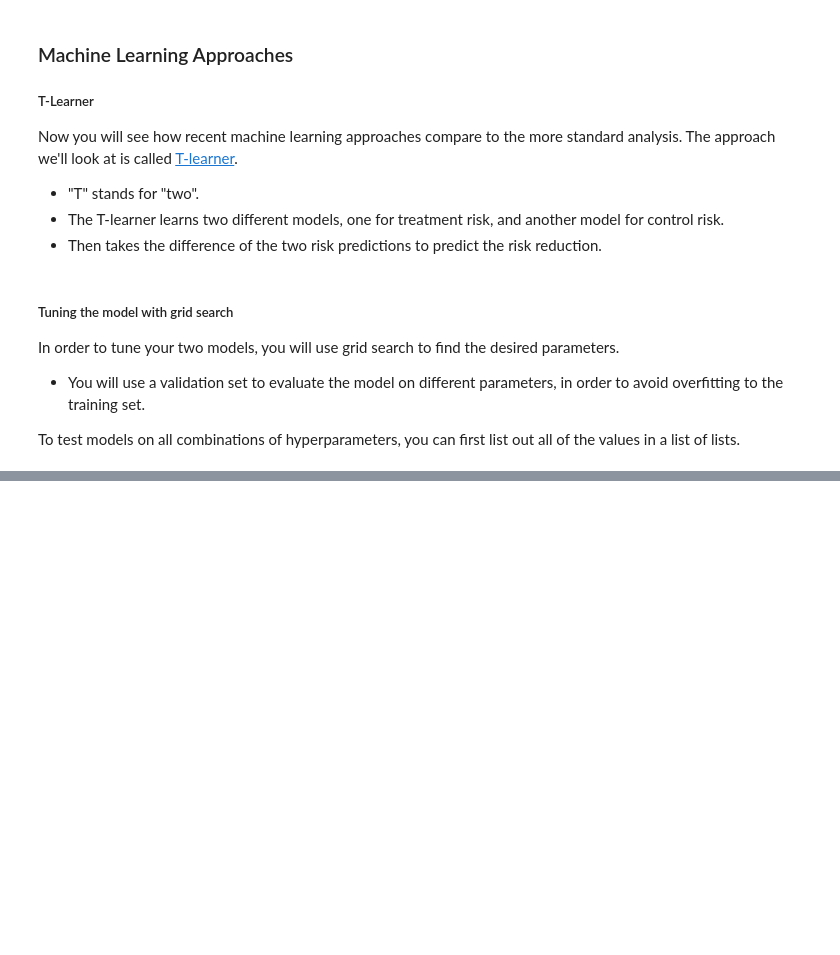
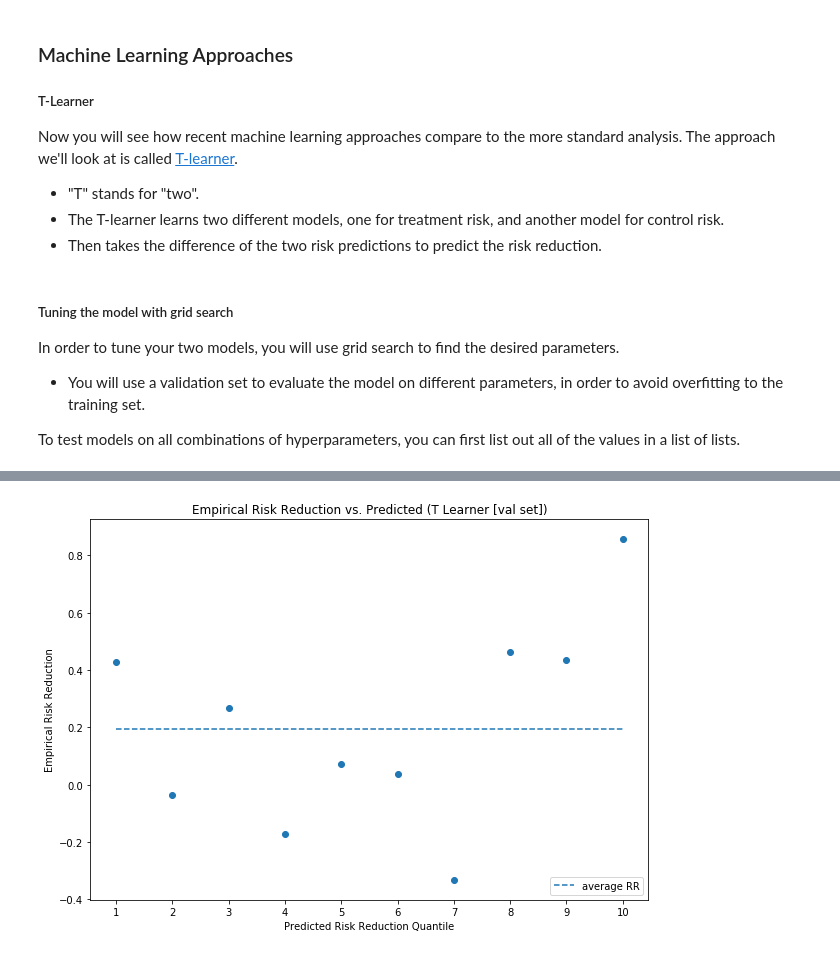
Before and after one commit to david-l-morton/ML-Projects, a Jupyter notebook: Medicine/C3_W1. Estimating Treatment Effect Using Machine Learning.ipynb, the cells around one changed output, grey strips where cells are left out. Cells and saved outputs as stored; diff of their text form; code cells hidden in the pictures; blank space fills up the shorter version.

```diff
--- a/Medicine/C3_W1. Estimating Treatment Effect Using Machine Learning.ipynb
+++ b/Medicine/C3_W1. Estimating Treatment Effect Using Machine Learning.ipynb
@@ -517,0 +626,5 @@ def holdout_grid_search(clf, X_train_hp, y_train_hp, X_val_hp, y_val_hp, hyperpa
+# %%
+empirical_benefit, avg_benefit = quantile_benefit(X_val, y_val, rr_t_val)
+plot_empirical_risk_reduction(empirical_benefit, avg_benefit, 'T Learner [val set]')
+# %% [output]
+[figure, added]
```
Also changed, not shown: parts of 27 cells of this notebook, 1 other file.
